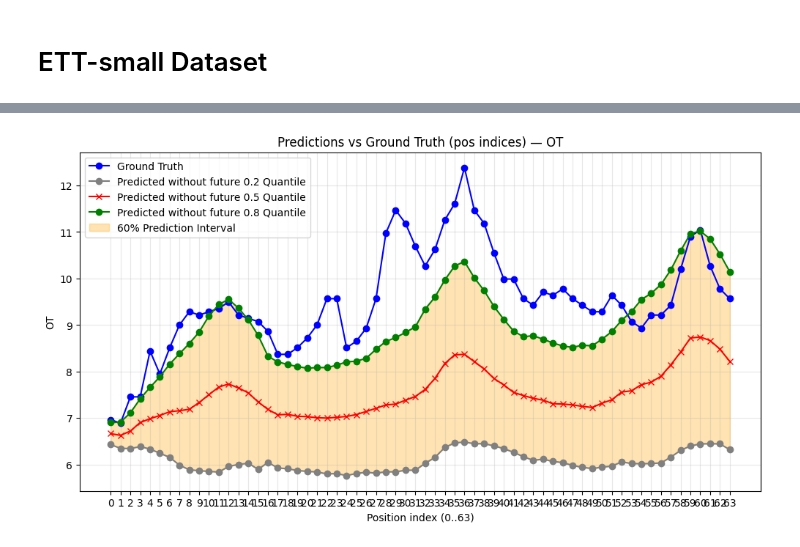
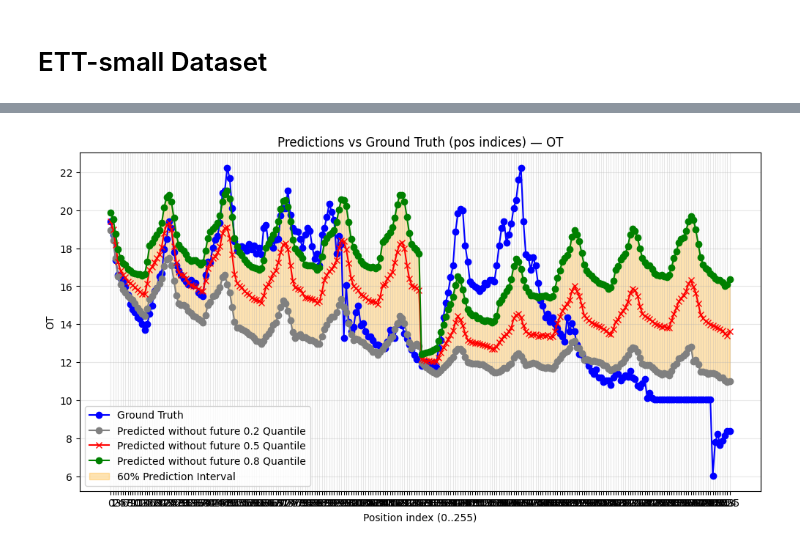
Before and after one commit to HarvestStars/chronos-forecasting, a Jupyter notebook: notebooks/chronos-2-baseline-test.ipynb, the cells around one changed output, grey strips where cells are left out. Cells and saved outputs as stored; diff of their text form; code cells hidden in the pictures.

```diff
--- a/notebooks/chronos-2-baseline-test.ipynb
+++ b/notebooks/chronos-2-baseline-test.ipynb
@@ -36,43 +36,72 @@ id_column = "item_id"
 timestamp_column = "date"
 return_targets = ["OT"]
 quantile_levels=[0.2, 0.5, 0.8]
-prediction_length = 64
+prediction_length = 128
+
+# Set the test span indexes
+test_start_idx = 10000  # starting index of the test span
+test_end_idx = test_start_idx + 10*prediction_length    # ending index of the test span
+future_targets = context_df.iloc[test_start_idx : test_end_idx].reset_index(drop=True).copy()
 
 # Add a id column if not present, use same id as they are just in a same task
 if id_column not in context_df.columns:
     context_df[id_column] = 1
 
-# Separate input and output rows
-context_input = context_df[:-prediction_length] # assuming last prediction_length rows are to be predicted
-future_targets = context_df[-prediction_length:]
-print("ground truth head 5 of future_targets:")
-print(future_targets.head(5))
-print("\n")
+# ---------------------- Step 1: predict without future covariates ------------------------------
+# loop for multiple windows prediction
+predictions_list = []
+end_limit = min(test_end_idx, len(context_df) - prediction_length + 1)
+for start in range(test_start_idx, end_limit, prediction_length):
+    # prepare input data for the current window
+    context_input_win = context_df.iloc[:start].reset_index(drop=True).copy()
 
-# ---------------------- Step 1: predit without future covariates ------------------------------
-# Make predictions
-pred_df = pipeline.predict_df(
-    context_input,
-    prediction_length=prediction_length,
-    quantile_levels=quantile_levels,
-    id_column=id_column,
-    timestamp_column=timestamp_column,
-    target=return_targets,
-)
-print("head 5 of pred_df:")
-print(pred_df.head(5))
-print("\n")
+    # make prediction
+    pred_win = pipeline.predict_df(
+        context_input_win,
+        prediction_length=prediction_length,
+        quantile_levels=quantile_levels,
+        id_column=id_column,
+        timestamp_column=timestamp_column,
+        target=return_targets,
+    ).reset_index(drop=True)
+
+    # add metadata columns to the prediction window
+    pred_win['window_start_idx'] = start
+    pred_win['global_idx'] = np.arange(start, start + len(pred_win))
+
+    # validate timestamp alignment between prediction and ground truth
+    assert len(pred_win) == prediction_length, f"Prediction length mismatch: expected {prediction_length}, got {len(pred_win)}"
+    ground_truth_timestamp_slice = context_df.iloc[start : start + prediction_length][timestamp_column].reset_index(drop=True)
+
+    # validate timestamp alignment between prediction and ground truth
+    # pred_win's timestamps are in pd.DatetimeIndex format, while ground_truth_timestamp_slice is a pd.Series
+    pred_win[timestamp_column] = pd.to_datetime(pred_win[timestamp_column])
+    ground_truth_timestamp_slice = pd.to_datetime(ground_truth_timestamp_slice)
+    if not pred_win[timestamp_column].equals(ground_truth_timestamp_slice):
+        raise ValueError(f"Timestamp mismatch at window starting index {start}")
+
+    predictions_list.append(pred_win)
+
+# combine all window predictions
+all_preds = pd.concat(predictions_list, ignore_index=True)
+
+# Optional: sort by global_idx and drop duplicates (in case of overlapping windows or duplicate rows)
+all_preds = all_preds.sort_values('global_idx').drop_duplicates(subset=['global_idx']).reset_index(drop=True)
+
+# check the final predictions shape
+print("all_preds shape:", all_preds.shape)
+display(all_preds.head(10))
 
 # compute the quantile bands between 0.2 and 0.8, float32
-pred_df['quantile_band_0.2_0.8'] = (pred_df['0.8'] - pred_df['0.2']).astype(np.float32)
+all_preds['quantile_band_0.2_0.8'] = (all_preds['0.8'] - all_preds['0.2']).astype(np.float32)
 
 
 # ---------------------- Visualization ------------------------------
 # Plot each return target with median and 0.2/0.8 quantiles
 qcols = [f"{q:.1f}" for q in quantile_levels]
-n = prediction_length
+n = 2 * prediction_length  # number of points to plot
 future_short = future_targets.iloc[:n].copy()
-pred_without_future = pred_df.copy().reset_index(drop=True).iloc[:n].copy()
+pred_without_future = all_preds.copy().reset_index(drop=True).iloc[:n].copy()
 
 # Create simple positional indices for plotting
 x = np.arange(len(future_short))
@@ -139,2 +164,2 @@ Position -> future_targets original [(0, '2018-06-24 04:00:00'), (1, '2018-06-24
-[figure, old version]
+[figure, new version]
 # %%
```
Also changed, not shown: parts of 4 cells of this notebook.
